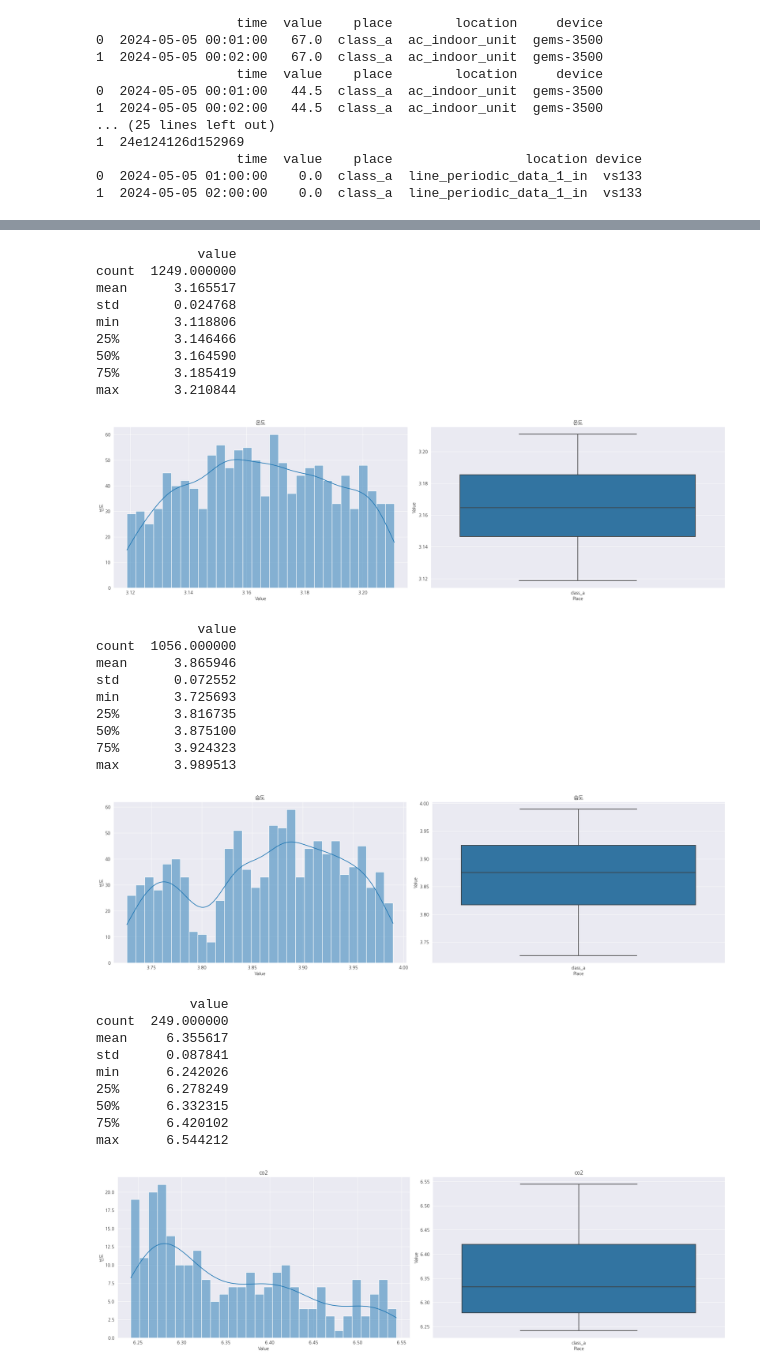
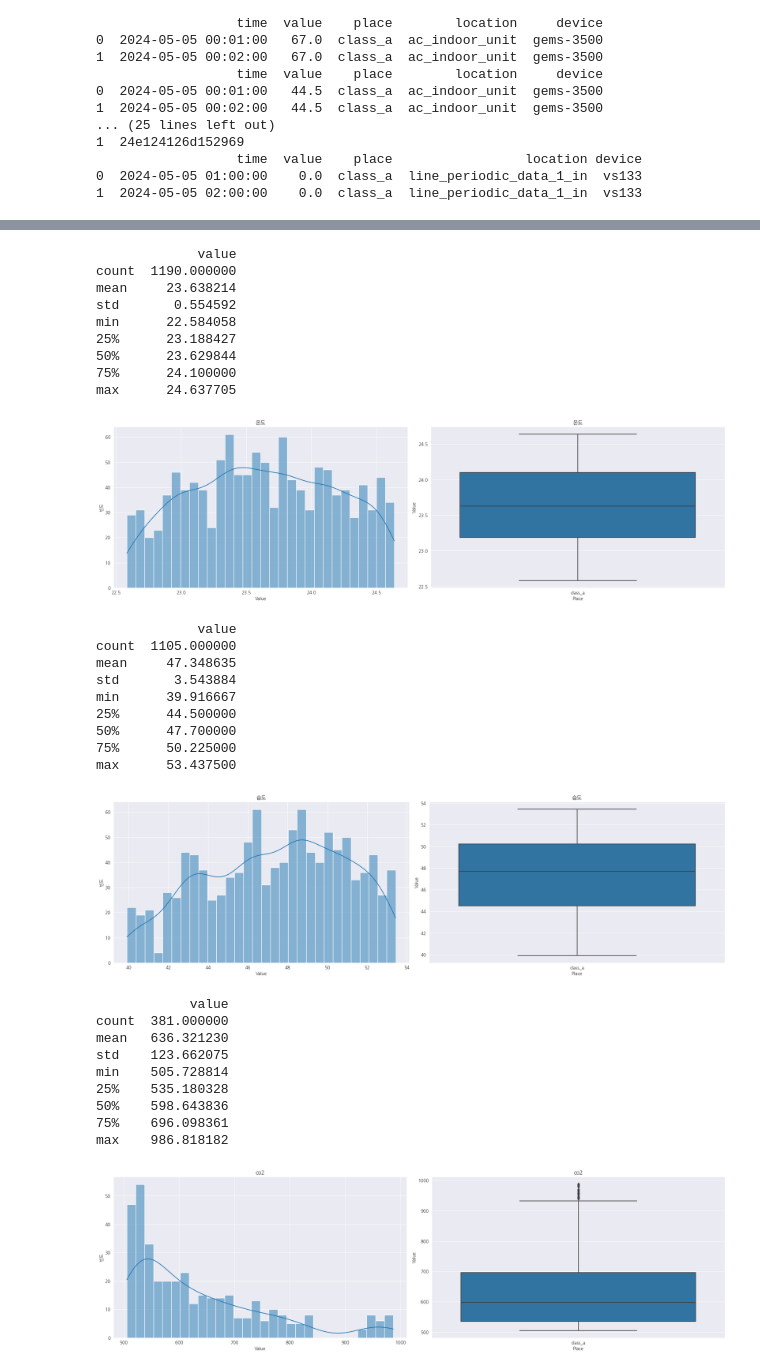
Before and after one commit to Maru375/smoothing_ml2, a Jupyter notebook: 데이터 수집 및 병합.ipynb, the cells around one changed output, grey strips where cells are left out. Cells and saved outputs as stored; diff of their text form; code cells hidden in the pictures.

```diff
--- a/데이터 수집 및 병합.ipynb
+++ b/데이터 수집 및 병합.ipynb
@@ -151,8 +151,8 @@ def merge_data(directory_path):
 
     merged_df = pd.concat(data_frames, ignore_index=True)
 
-    # 로그 스케일 적용 (값이 0 이상일 경우만 로그를 취함)
-    merged_df['value'] = merged_df['value'].apply(lambda x: np.log(x) if x > 0 else x)
+    # # 로그 스케일 적용 (값이 0 이상일 경우만 로그를 취함)
+    # merged_df['value'] = merged_df['value'].apply(lambda x: np.log(x) if x > 0 else x)
 
     # 해당 컬럼들로 재구성
     columns_to_keep = ['time', 'value', 'place', 'location']
@@ -634,41 +634,41 @@ max       4.330733
 # %%
-# temperature_total_df = detect_outliers_isolation_forest(temperature_total_df)
-# co2_total_df = detect_outliers_isolation_forest(co2_total_df)
-# humidity_total_df = detect_outliers_isolation_forest(humidity_total_df)
+temperature_total_df = detect_outliers_isolation_forest(temperature_total_df)
+co2_total_df = detect_outliers_isolation_forest(co2_total_df)
+humidity_total_df = detect_outliers_isolation_forest(humidity_total_df)
 plot(temperature_total_df, "온도")
 plot(humidity_total_df, "습도")
 plot(co2_total_df, "co2")
 # %% [output]
              value
-count  1249.000000
-mean      3.165517
-std       0.024768
-min       3.118806
-25%       3.146466
-50%       3.164590
-75%       3.185419
-max       3.210844
+count  1190.000000
+mean     23.638214
+std       0.554592
+min      22.584058
+25%      23.188427
+50%      23.629844
+75%      24.100000
+max      24.637705
-[figure, old version]
+[figure, new version]
              value
-count  1056.000000
-mean      3.865946
-std       0.072552
-min       3.725693
-25%       3.816735
-50%       3.875100
-75%       3.924323
-max       3.989513
+count  1105.000000
+mean     47.348635
+std       3.543884
+min      39.916667
+25%      44.500000
+50%      47.700000
+75%      50.225000
+max      53.437500
-[figure, old version]
+[figure, new version]
             value
-count  249.000000
-mean     6.355617
-std      0.087841
-min      6.242026
-25%      6.278249
-50%      6.332315
-75%      6.420102
-max      6.544212
+count  381.000000
+mean   636.321230
+std    123.662075
+min    505.728814
+25%    535.180328
+50%    598.643836
+75%    696.098361
+max    986.818182
-[figure, old version]
+[figure, new version]
 # %%
 temperature_total_df = df_hourly_calculate(temperature_total_df, "average_temperature(°C)", "mean")
 humidity_total_df = df_hourly_calculate(humidity_total_df, "average_humidity(%)", "mean")
```
Also changed, not shown: parts of 5 cells of this notebook, 6 other files.
